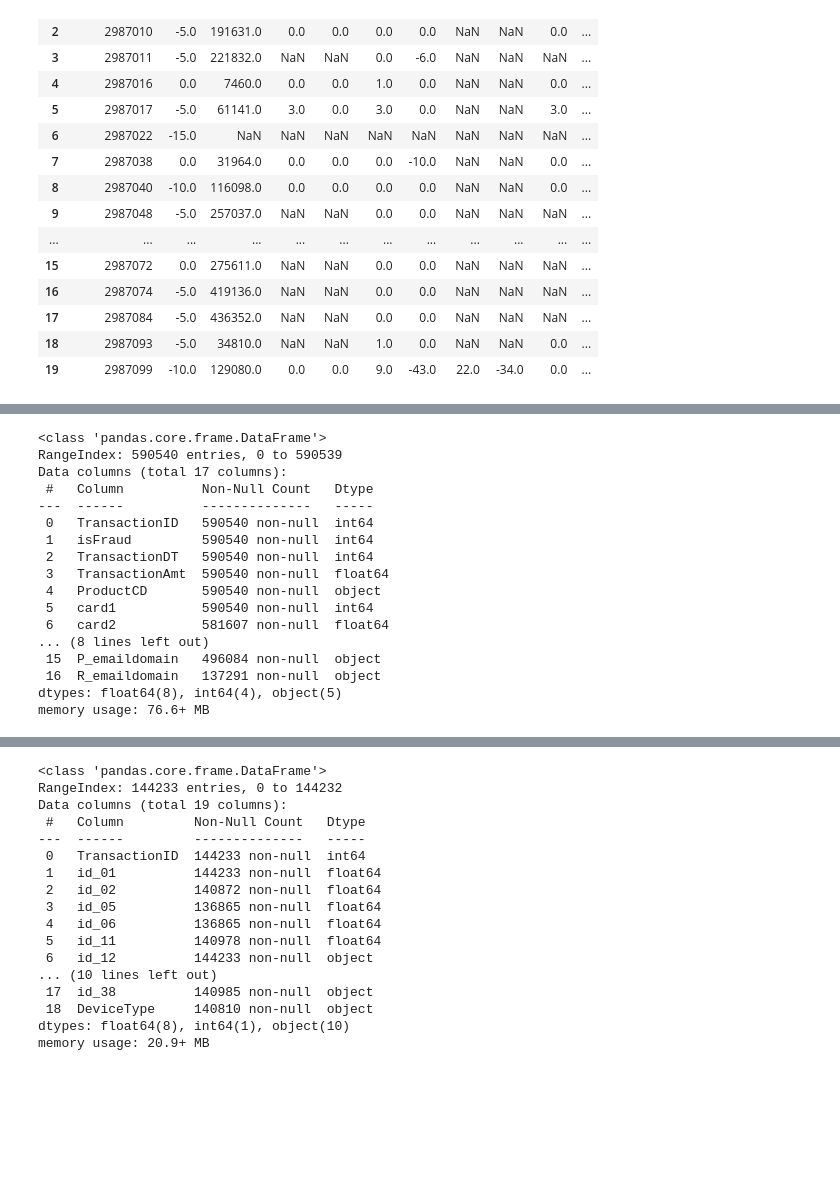
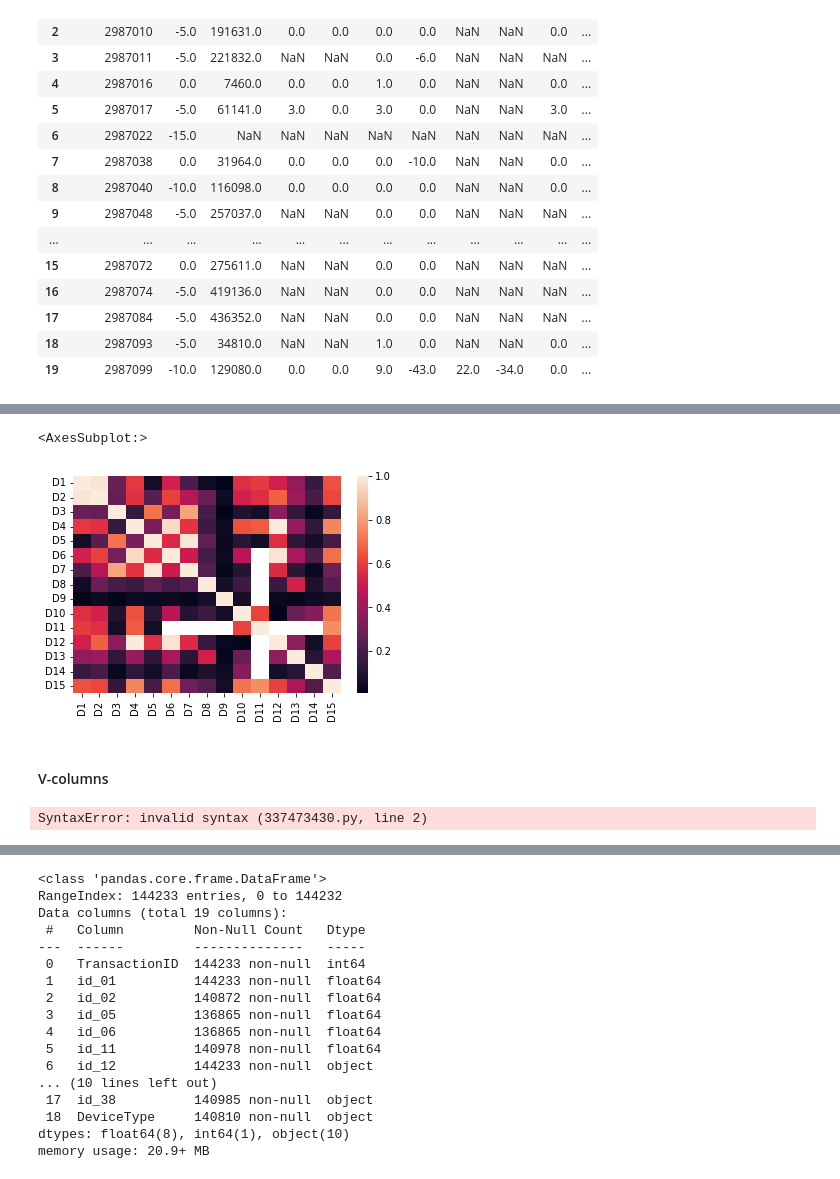
Before and after one commit to YI-Hongju/IEEE-CIS_Fraud_Detection, a Jupyter notebook: fraud_EDA_jieun.ipynb, the cells around one changed output, grey strips where cells are left out. Drawn from its saved outputs; the diff is of its cells as text; code cells hidden in the pictures; blank space fills up the shorter version.

```diff
--- a/fraud_EDA_jieun.ipynb
+++ b/fraud_EDA_jieun.ipynb
@@ -83,0 +174,6 @@ array(['SAMSUNG SM-G892A Build/NRD90M', 'iOS Device', 'Windows', ...,
+# %%
+#D_corr
+D_corr = train_transaction[[f'D{i}' for i in range(1,16) ]].corr()
+D_corr#Alphabet - value 들간 상관계수가 심상치 않아보인다 - 상관계수가 높은 것들은 제거 가능
+D_corr = train_transaction[[f'D{i}' for i in range(1,16) ]].corr()
+D_corr
@@ -84,24 +197,25 @@ array(['SAMSUNG SM-G892A Build/NRD90M', 'iOS Device', 'Windows', ...,
+# %%
+sns.heatmap(D_corr)
+# %% [output]
+<AxesSubplot:>
+[figure, added]
+# %% [markdown]
+#### V-columns
+# %%
+#V- columns들은 많으니까 0.5 이상인 애들만 보자
+for i in range(1, 340)
+    X = train_transaction.iloc[:,1]
+    Y = train_transaction.iloc[:,i]
+    if type(Y[1]) == str :
+        pass
+    corr_temp= np.corrcoef(X, Y)[0, 1]
+    if abs(corr_temp) > 0.5:
+        print(train_transaction.columns[i])
+# %% [output]
+SyntaxError: invalid syntax (337473430.py, line 2)
 # %%
 #결측치 확인 - email domain까지의 column 정보 보기
 #transaction : 590540
-train_transaction.iloc[:,:17].info()
+train_transaction.iloc[:,:55].info()
-# %% [output]
-<class 'pandas.core.frame.DataFrame'>
-RangeIndex: 590540 entries, 0 to 590539
-Data columns (total 17 columns):
- #   Column          Non-Null Count   Dtype
----  ------          --------------   -----
- 0   TransactionID   590540 non-null  int64
- 1   isFraud         590540 non-null  int64
- 2   TransactionDT   590540 non-null  int64
- 3   TransactionAmt  590540 non-null  float64
- 4   ProductCD       590540 non-null  object
- 5   card1           590540 non-null  int64
- 6   card2           581607 non-null  float64
-... (8 lines left out)
- 15  P_emaildomain   496084 non-null  object
- 16  R_emaildomain   137291 non-null  object
-dtypes: float64(8), int64(4), object(5)
-memory usage: 76.6+ MB
 # %%
 #결측치 처리할 tr_trans 생성
```
Also changed, not shown: parts of 46 cells of this notebook, 1 other file.
